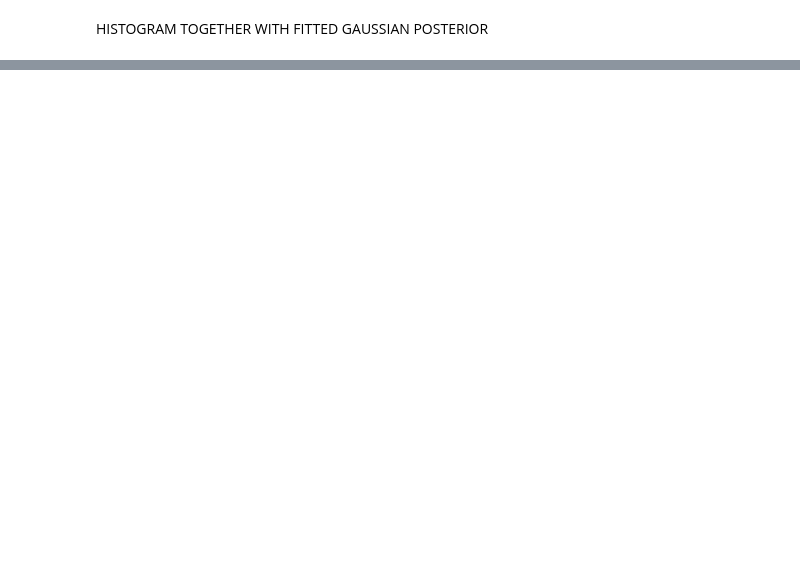
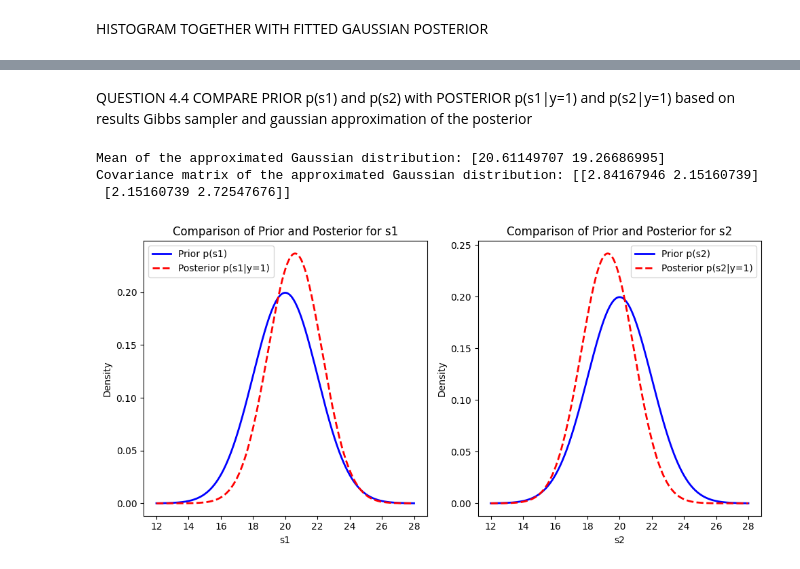
Before and after one commit to moniba-ravan/ranking-system, a Jupyter notebook: gibbssampler.ipynb, the cells around one changed output, grey strips where cells are left out. Saved outputs shown, nothing was run; the diff lists cells and outputs as text; code cells hidden in the pictures; blank space fills up the shorter version.

Commit message:
add question 4.3 and 4.4

```diff
--- a/gibbssampler.ipynb
+++ b/gibbssampler.ipynb
@@ -237,0 +142,14 @@ for size, exec_time in zip(sample_sizes, execution_times):
+# %%
+def gaussian_approximation(samples):
+    mean = np.mean(samples, axis = 0)
+    covariance = np.cov(samples, rowvar = False) # rowvar=False ensures we calculate cov among players (columns)
+    # Creating a multivariate normal distribution object
+    gaussian_dist = multivariate_normal(mean=mean, cov=covariance)
+    return gaussian_dist
+
+gaussian_dist = gaussian_approximation(skills_filtered)
+
+
+# Print the mean and covariance of the approximated Gaussian distribution
+print("Mean of the approximated Gaussian distribution:", gaussian_dist.mean)
+print("Covariance matrix of the approximated Gaussian distribution:", gaussian_dist.cov)
@@ -237,0 +255,46 @@ for size, exec_time in zip(sample_sizes, execution_times):
+# %% [markdown]
+QUESTION 4.4 COMPARE PRIOR p(s1) and p(s2) with POSTERIOR p(s1|y=1) and p(s2|y=1) based on results Gibbs sampler and gaussian approximation of the posterior
+# %%
+print("Mean of the approximated Gaussian distribution:", gaussian_dist.mean)
+print("Covariance matrix of the approximated Gaussian distribution:", gaussian_dist.cov)
+# %% [output]
+Mean of the approximated Gaussian distribution: [20.61149707 19.26686995]
+Covariance matrix of the approximated Gaussian distribution: [[2.84167946 2.15160739]
+ [2.15160739 2.72547676]]
+# %%
+mu_1_post = gaussian_dist.mean[0]  # Mean of the posterior for s1
+sigma_1_post = np.sqrt(gaussian_dist.cov[0, 0])  # Std dev of the posterior for s1
+mu_2_post = gaussian_dist.mean[1]  # Mean of the posterior for s2
+sigma_2_post = np.sqrt(gaussian_dist.cov[1, 1])  # Std dev of the posterior for s2
+# %%
+# Plot the prior and posterior for s1
+x_s1 = np.linspace(mu_1 - 4*sigma_1, mu_1 + 4*sigma_1, 1000)
+prior_s1 = norm.pdf(x_s1, mu_1, sigma_1)
+posterior_s1 = norm.pdf(x_s1, mu_1_post, sigma_1_post)
+
+plt.figure(figsize=(10, 5))
+plt.subplot(1, 2, 1)
+plt.plot(x_s1, prior_s1, label="Prior p(s1)", color='blue', lw=2)
+plt.plot(x_s1, posterior_s1, label="Posterior p(s1|y=1)", color='red', lw=2, linestyle='dashed')
+plt.title("Comparison of Prior and Posterior for s1")
+plt.xlabel("s1")
+plt.ylabel("Density")
+plt.legend()
+
+# Plot the prior and posterior for s2
+x_s2 = np.linspace(mu_2 - 4*sigma_2, mu_2 + 4*sigma_2, 1000)
+prior_s2 = norm.pdf(x_s2, mu_2, sigma_2)
+posterior_s2 = norm.pdf(x_s2, mu_2_post, sigma_2_post)
+
+plt.subplot(1, 2, 2)
+plt.plot(x_s2, prior_s2, label="Prior p(s2)", color='blue', lw=2)
+plt.plot(x_s2, posterior_s2, label="Posterior p(s2|y=1)", color='red', lw=2, linestyle='dashed')
+plt.title("Comparison of Prior and Posterior for s2")
+plt.xlabel("s2")
+plt.ylabel("Density")
+plt.legend()
+
+plt.tight_layout()
+plt.show()
+# %% [output]
+[figure, added]
```
Also changed, not shown: parts of 13 cells of this notebook.
